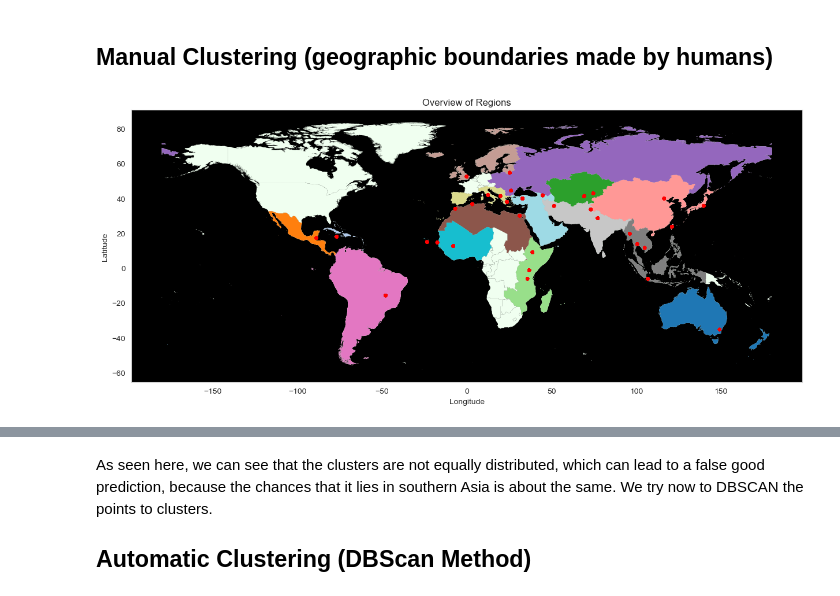
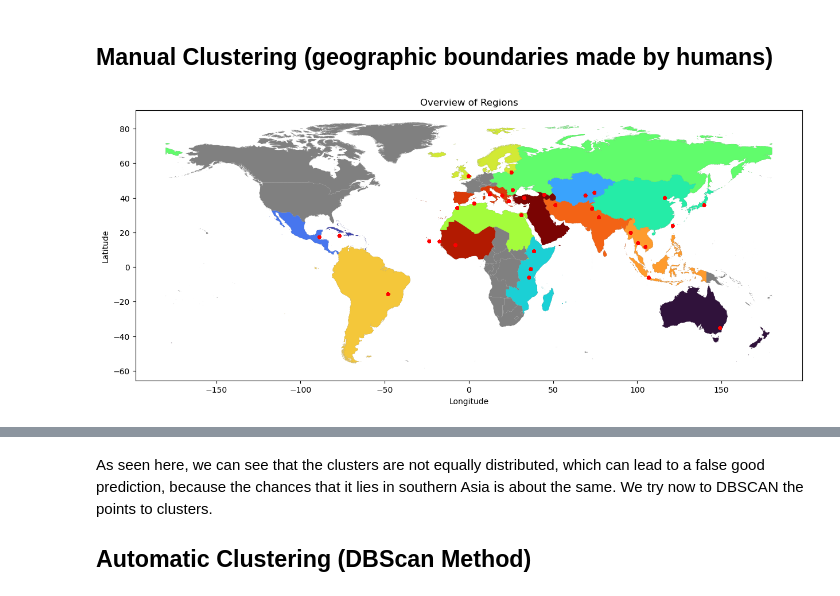
Before and after one commit to widmerc/GEO871, a Jupyter notebook: Project.ipynb, the cells around one changed output, grey strips where cells are left out. Drawn from its saved outputs; the diff is of its cells as text; code cells hidden in the pictures.

```diff
--- a/Project.ipynb
+++ b/Project.ipynb
@@ -227,17 +235,17 @@ gdf_regions["region"] = gdf_regions.index
 gdf_regions1 = gdf_regions[gdf_regions["region"].isin(music_origin_gdf_pca.region.unique())]
 # %%
 plt.figure(figsize=(15,10))
-gdf_bondaries.plot(ax=plt.gca(), color = "honeydew",edgecolor = "none")
-gdf_regions1.plot(ax=plt.gca(), column='region', cmap="tab20", alpha=1, legend=False, label='World Regions',edgecolor = "none")
+gdf_bondaries.plot(ax=plt.gca(), color = "gray",edgecolor = "none")
+gdf_regions1.plot(ax=plt.gca(), column='region', cmap="turbo", alpha=1, legend=False, label='World Regions',edgecolor = "none")
 plt.scatter(music_origin_data["Longitude"], music_origin_data["Latitude"], s=20, color = "red",label = 'Music samples',edgecolor = "none")
 plt.xlabel('Longitude')
 plt.ylabel('Latitude')
-plt.gca().set_facecolor("black")
+#plt.gca().set_facecolor("")
 plt.grid(False)
 plt.title("Overview of Regions")
 plt.savefig('./images/10_Clustering_region.png')
 # %% [output]
-[figure, old version]
+[figure, new version]
 # %%
 per_region = music_origin_gdf_pca.groupby('region').nunique().reset_index().sort_values(1)
 plt.bar(per_region["region"],per_region[1], color = "salmon")
```
Also changed, not shown: parts of 15 cells of this notebook, 13 other files.
